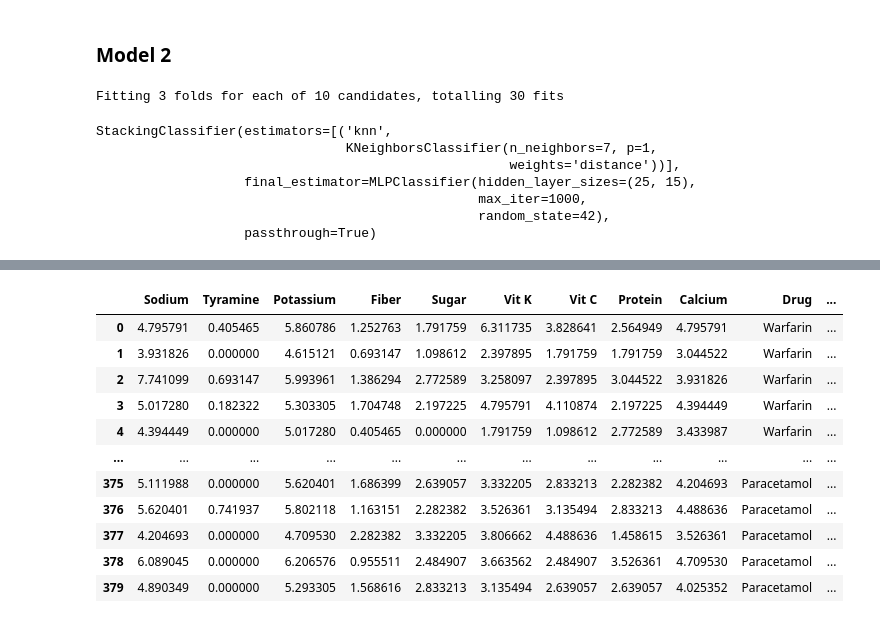
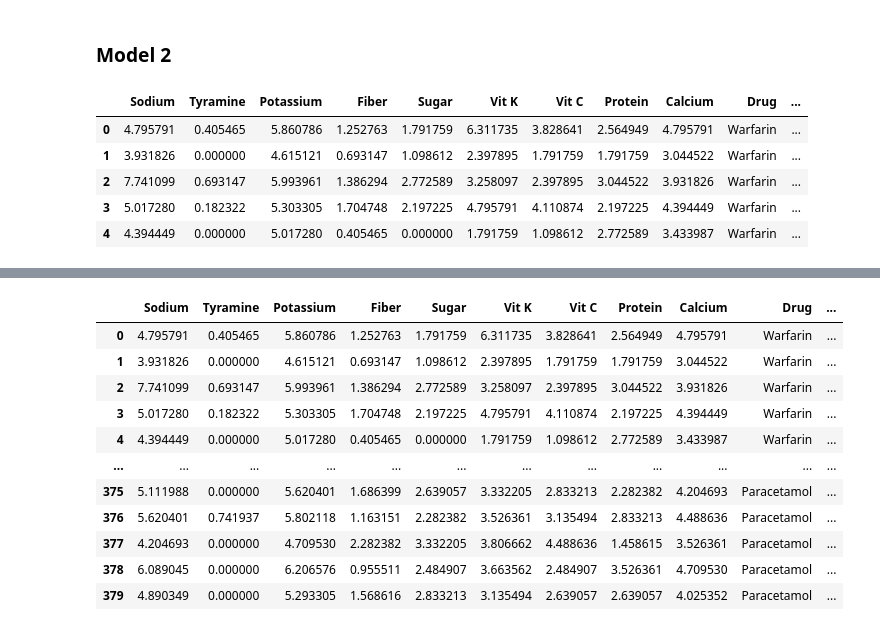
Before and after one commit to Lark01/Drug-Food-Interactions, a Jupyter notebook: DrugInteraction/DrugInteractionNotebook.ipynb, the cells around one changed output, grey strips where cells are left out. Drawn from its saved outputs; the diff is of its cells as text; code cells hidden in the pictures.

```diff
--- a/DrugInteraction/DrugInteractionNotebook.ipynb
+++ b/DrugInteraction/DrugInteractionNotebook.ipynb
@@ -296,4 +377,13 @@ X_train2=X_train.copy()
 y_train2=y_train.copy()
 X_test2=X_test.copy()
 y_test2=y_test.copy()
+# %%
+df.head()
+# %% [output]
+|  | Sodium | Tyramine | Potassium | Fiber | Sugar | Vit K | Vit C | Protein | Calcium | Drug | ... |
+| 0 | 4.795791 | 0.405465 | 5.860786 | 1.252763 | 1.791759 | 6.311735 | 3.828641 | 2.564949 | 4.795791 | Warfarin | ... |
+| 1 | 3.931826 | 0.000000 | 4.615121 | 0.693147 | 1.098612 | 2.397895 | 1.791759 | 1.791759 | 3.044522 | Warfarin | ... |
+| 2 | 7.741099 | 0.693147 | 5.993961 | 1.386294 | 2.772589 | 3.258097 | 2.397895 | 3.044522 | 3.931826 | Warfarin | ... |
+| 3 | 5.017280 | 0.182322 | 5.303305 | 1.704748 | 2.197225 | 4.795791 | 4.110874 | 2.197225 | 4.394449 | Warfarin | ... |
+| 4 | 4.394449 | 0.000000 | 5.017280 | 0.405465 | 0.000000 | 1.791759 | 1.098612 | 2.772589 | 3.433987 | Warfarin | ... |
 # %%
@@ -333,26 +412,0 @@ param_knn = {
-# %%
-def run_grid(model, params):
-    grid = GridSearchCV(model, params, cv=3, scoring="accuracy", n_jobs=-1, verbose=1)
-    grid.fit(X_train_resampled, y_train_resampled)
-    return grid.best_estimator_
-
-best_knn = run_grid(KNeighborsClassifier(), param_knn)
-meta_mlp = MLPClassifier(hidden_layer_sizes=(25, 15), max_iter=1000, random_state=42)
-# %% [output]
-Fitting 3 folds for each of 10 candidates, totalling 30 fits
-# %%
-stack_model = StackingClassifier(
-    estimators=[
-        ("knn", best_knn)    ],
-    final_estimator=meta_mlp,
-    passthrough=True
-)
-stack_model.fit(X_train_resampled, y_train_resampled)
-# %% [output]
-StackingClassifier(estimators=[('knn',
-                                KNeighborsClassifier(n_neighbors=7, p=1,
-                                                     weights='distance'))],
-                   final_estimator=MLPClassifier(hidden_layer_sizes=(25, 15),
-                                                 max_iter=1000,
-                                                 random_state=42),
-                   passthrough=True)
```
Also changed, not shown: parts of 25 cells of this notebook.
